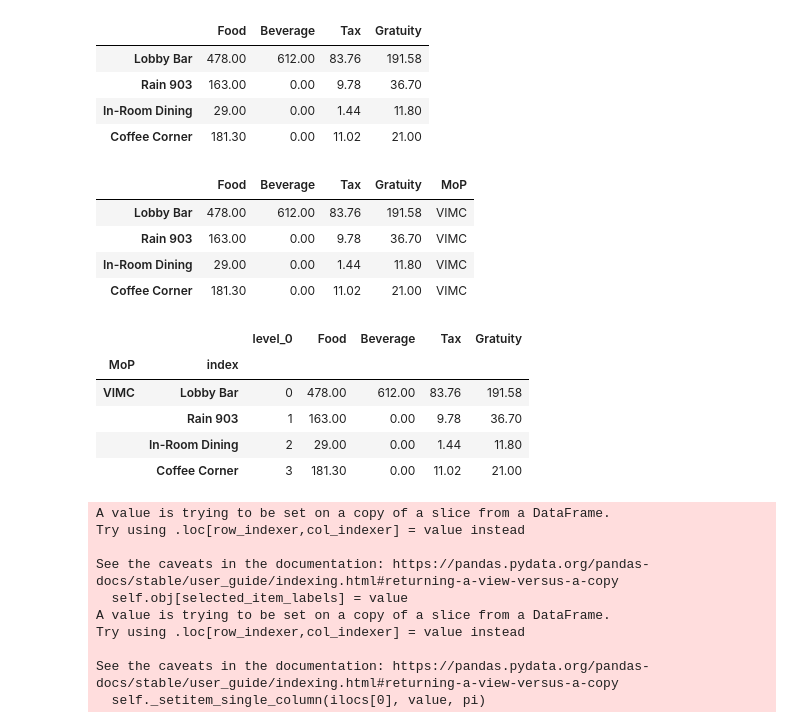
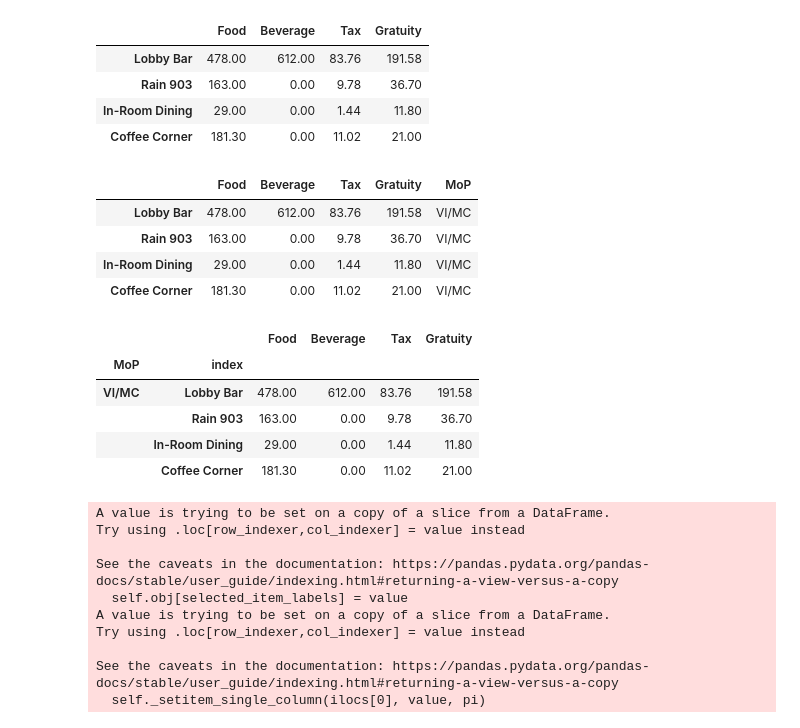
Before and after one commit to BenJMcCarty/sbn_digital_dining_daily_reports, a Jupyter notebook: Script_to_Generate_Reports.ipynb, the cells around one changed output. Saved outputs shown, nothing was run; the diff lists cells and outputs as text; code cells hidden in the pictures.

Commit message:
Added multi-index and tested workflow

```diff
--- a/Script_to_Generate_Reports.ipynb
+++ b/Script_to_Generate_Reports.ipynb
@@ -614,25 +614,25 @@ See the caveats in the documentation: https://pandas.pydata.org/pandas-docs/stab
 | In-Room Dining | 29.00 | 0.00 | 1.44 | 11.80 |
 | Coffee Corner | 181.30 | 0.00 | 11.02 | 21.00 |
 # %%
-test_df['MoP'] ='VIMC'
+test_df['MoP'] ='VI/MC'
 test_df
 # %% [output]
 |  | Food | Beverage | Tax | Gratuity | MoP |
-| Lobby Bar | 478.00 | 612.00 | 83.76 | 191.58 | VIMC |
-| Rain 903 | 163.00 | 0.00 | 9.78 | 36.70 | VIMC |
-| In-Room Dining | 29.00 | 0.00 | 1.44 | 11.80 | VIMC |
-| Coffee Corner | 181.30 | 0.00 | 11.02 | 21.00 | VIMC |
+| Lobby Bar | 478.00 | 612.00 | 83.76 | 191.58 | VI/MC |
+| Rain 903 | 163.00 | 0.00 | 9.78 | 36.70 | VI/MC |
+| In-Room Dining | 29.00 | 0.00 | 1.44 | 11.80 | VI/MC |
+| Coffee Corner | 181.30 | 0.00 | 11.02 | 21.00 | VI/MC |
 # %%
 test_df = test_df.reset_index()
 test_df = test_df.set_index(['MoP', 'index'])
 test_df
 # %% [output]
-|  |  | level_0 | Food | Beverage | Tax | Gratuity |
-| MoP | index |  |  |  |  |  |
-| VIMC | Lobby Bar | 0 | 478.00 | 612.00 | 83.76 | 191.58 |
-|  | Rain 903 | 1 | 163.00 | 0.00 | 9.78 | 36.70 |
-|  | In-Room Dining | 2 | 29.00 | 0.00 | 1.44 | 11.80 |
-|  | Coffee Corner | 3 | 181.30 | 0.00 | 11.02 | 21.00 |
+|  |  | Food | Beverage | Tax | Gratuity |
+| MoP | index |  |  |  |  |
+| VI/MC | Lobby Bar | 478.00 | 612.00 | 83.76 | 191.58 |
+|  | Rain 903 | 163.00 | 0.00 | 9.78 | 36.70 |
+|  | In-Room Dining | 29.00 | 0.00 | 1.44 | 11.80 |
+|  | Coffee Corner | 181.30 | 0.00 | 11.02 | 21.00 |
 # %%
 list_mops = ['ag', 'ax', 'ca', 'di', 'vimc', 'rc']
 
```
Also changed, not shown: parts of 21 cells of this notebook, 1 other file.
